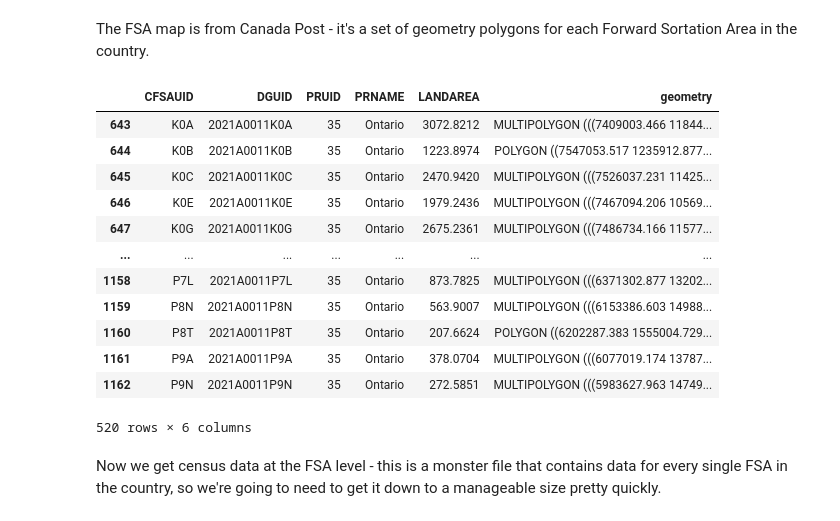
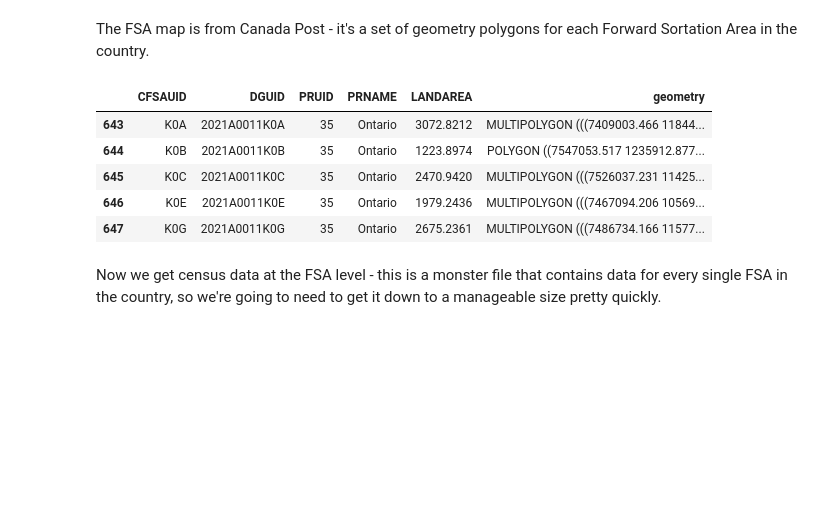
Before and after one commit to sourgrapes-YVR/Toronto_Covid_FSA, a Jupyter notebook: Data Analysis.ipynb, the cells around one changed output. Drawn from its saved outputs; the diff is of its cells as text; code cells hidden in the pictures; blank space fills up the shorter version.

```diff
--- a/Data Analysis.ipynb
+++ b/Data Analysis.ipynb
@@ -15,21 +15,14 @@ FSA_map = geopandas.read_file('FSA_Shapefile')
 #Filter down the FSA to only Ontario
 FSA_map = FSA_map[FSA_map['PRUID'] == "35"]
 # %%
-FSA_map
+FSA_map.head()
 # %% [output]
 |  | CFSAUID | DGUID | PRUID | PRNAME | LANDAREA | geometry |
 | 643 | K0A | 2021A0011K0A | 35 | Ontario | 3072.8212 | MULTIPOLYGON (((7409003.466 11844... |
 | 644 | K0B | 2021A0011K0B | 35 | Ontario | 1223.8974 | POLYGON ((7547053.517 1235912.877... |
 | 645 | K0C | 2021A0011K0C | 35 | Ontario | 2470.9420 | MULTIPOLYGON (((7526037.231 11425... |
 | 646 | K0E | 2021A0011K0E | 35 | Ontario | 1979.2436 | MULTIPOLYGON (((7467094.206 10569... |
 | 647 | K0G | 2021A0011K0G | 35 | Ontario | 2675.2361 | MULTIPOLYGON (((7486734.166 11577... |
-| ... | ... | ... | ... | ... | ... | ... |
-| 1158 | P7L | 2021A0011P7L | 35 | Ontario | 873.7825 | MULTIPOLYGON (((6371302.877 13202... |
-| 1159 | P8N | 2021A0011P8N | 35 | Ontario | 563.9007 | MULTIPOLYGON (((6153386.603 14988... |
-| 1160 | P8T | 2021A0011P8T | 35 | Ontario | 207.6624 | POLYGON ((6202287.383 1555004.729... |
-| 1161 | P9A | 2021A0011P9A | 35 | Ontario | 378.0704 | MULTIPOLYGON (((6077019.174 13787... |
-| 1162 | P9N | 2021A0011P9N | 35 | Ontario | 272.5851 | MULTIPOLYGON (((5983627.963 14749... |
-520 rows × 6 columns
 # %% [markdown]
 Now we get census data at the FSA level - this is a monster file that contains data for every single FSA in the country, so we're going to need to get it down to a manageable size pretty quickly.
 # %%
```
Also changed, not shown: parts of 6 cells of this notebook.
